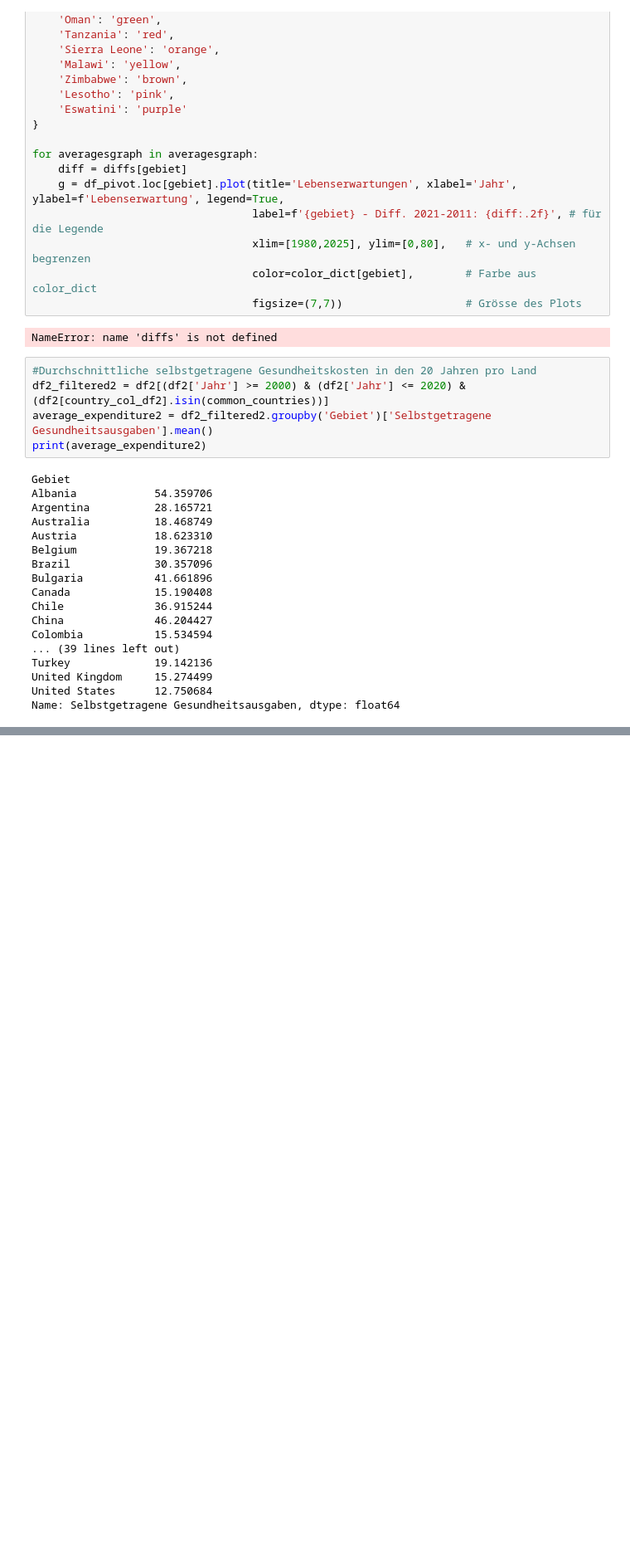
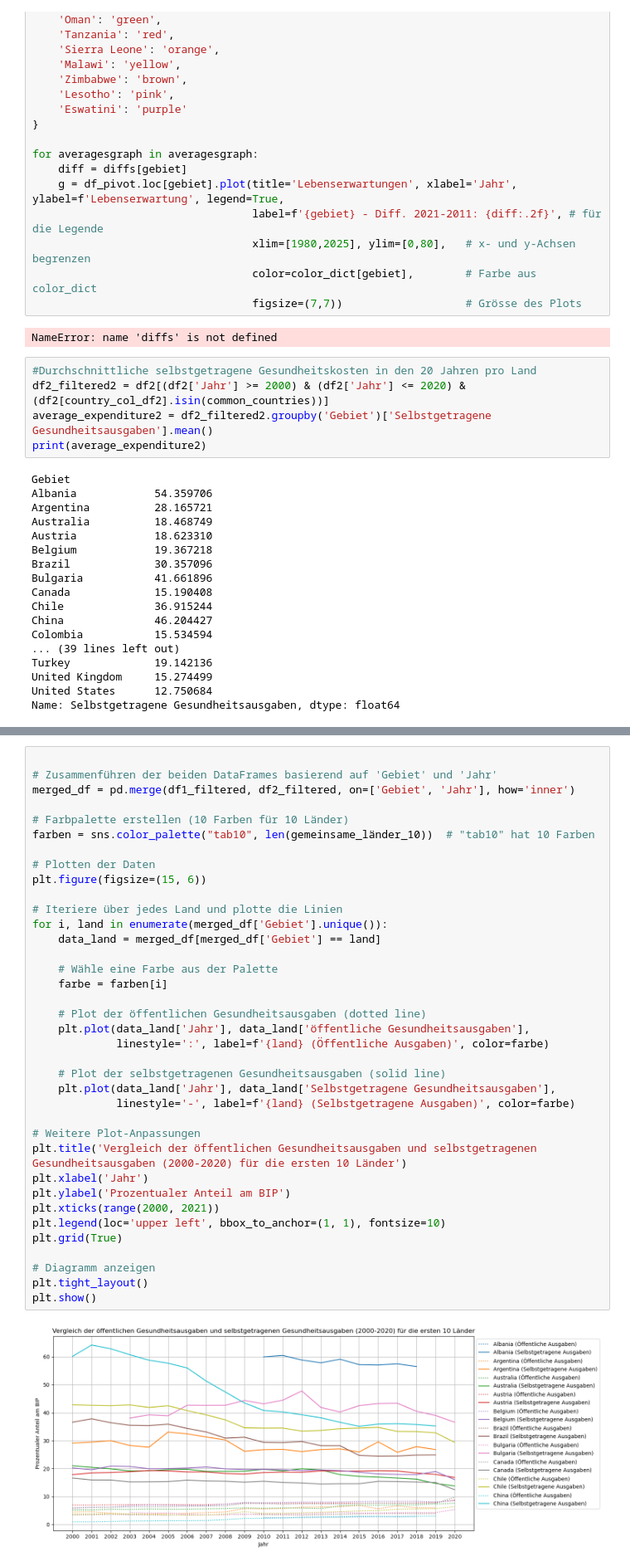
Before and after one commit to cossllea/BMLD1-LN2-Python, a Jupyter notebook: Grundgerüst_Leistungsnachweis.ipynb, the cells around one changed output, grey strips where cells are left out. Shown at 83% size. Drawn from its saved outputs; the diff is of its cells as text; blank space fills up the shorter version.

Commit message:
Diagramm: Vergleich df1/df2 10 Länder (2000-2022)

```diff
--- a/Grundgerüst_Leistungsnachweis.ipynb
+++ b/Grundgerüst_Leistungsnachweis.ipynb
@@ -688,3 +688,42 @@ United Kingdom                             15.274499
 United States                              12.750684
 [figure]
 [figure]
+# %%
+
+# Zusammenführen der beiden DataFrames basierend auf 'Gebiet' und 'Jahr'
+merged_df = pd.merge(df1_filtered, df2_filtered, on=['Gebiet', 'Jahr'], how='inner')
+
+# Farbpalette erstellen (10 Farben für 10 Länder)
+farben = sns.color_palette("tab10", len(gemeinsame_länder_10))  # "tab10" hat 10 Farben
+
+# Plotten der Daten
+plt.figure(figsize=(15, 6))
+
+# Iteriere über jedes Land und plotte die Linien
+for i, land in enumerate(merged_df['Gebiet'].unique()):
+    data_land = merged_df[merged_df['Gebiet'] == land]
+
+    # Wähle eine Farbe aus der Palette
+    farbe = farben[i]
+
+    # Plot der öffentlichen Gesundheitsausgaben (dotted line)
+    plt.plot(data_land['Jahr'], data_land['öffentliche Gesundheitsausgaben'],
+             linestyle=':', label=f'{land} (Öffentliche Ausgaben)', color=farbe)
+
+    # Plot der selbstgetragenen Gesundheitsausgaben (solid line)
+    plt.plot(data_land['Jahr'], data_land['Selbstgetragene Gesundheitsausgaben'],
+             linestyle='-', label=f'{land} (Selbstgetragene Ausgaben)', color=farbe)
+
+# Weitere Plot-Anpassungen
+plt.title('Vergleich der öffentlichen Gesundheitsausgaben und selbstgetragenen Gesundheitsausgaben (2000-2020) für die ersten 10 Länder')
+plt.xlabel('Jahr')
+plt.ylabel('Prozentualer Anteil am BIP')
+plt.xticks(range(2000, 2021))
+plt.legend(loc='upper left', bbox_to_anchor=(1, 1), fontsize=10)
+plt.grid(True)
+
+# Diagramm anzeigen
+plt.tight_layout()
+plt.show()
+# %% [output]
+[figure, added]
```
Also changed, not shown: parts of 2 cells of this notebook.
